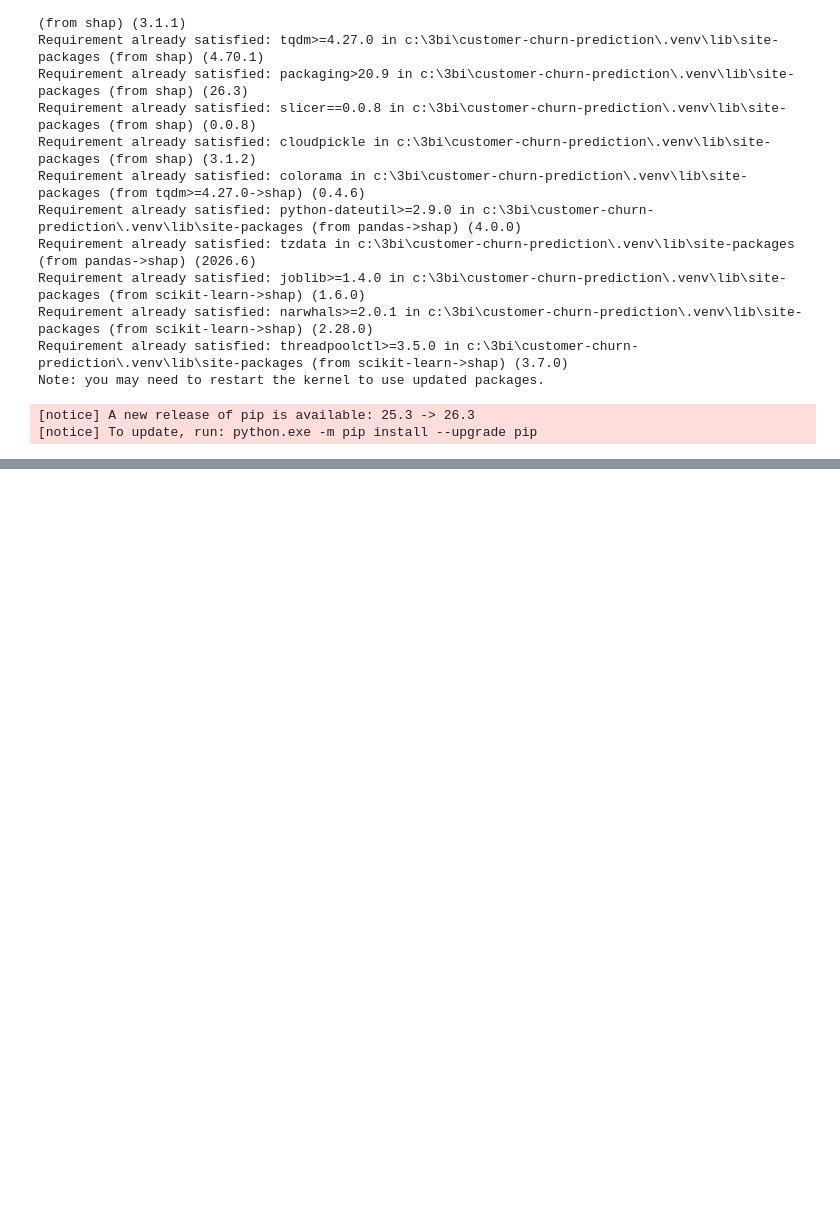
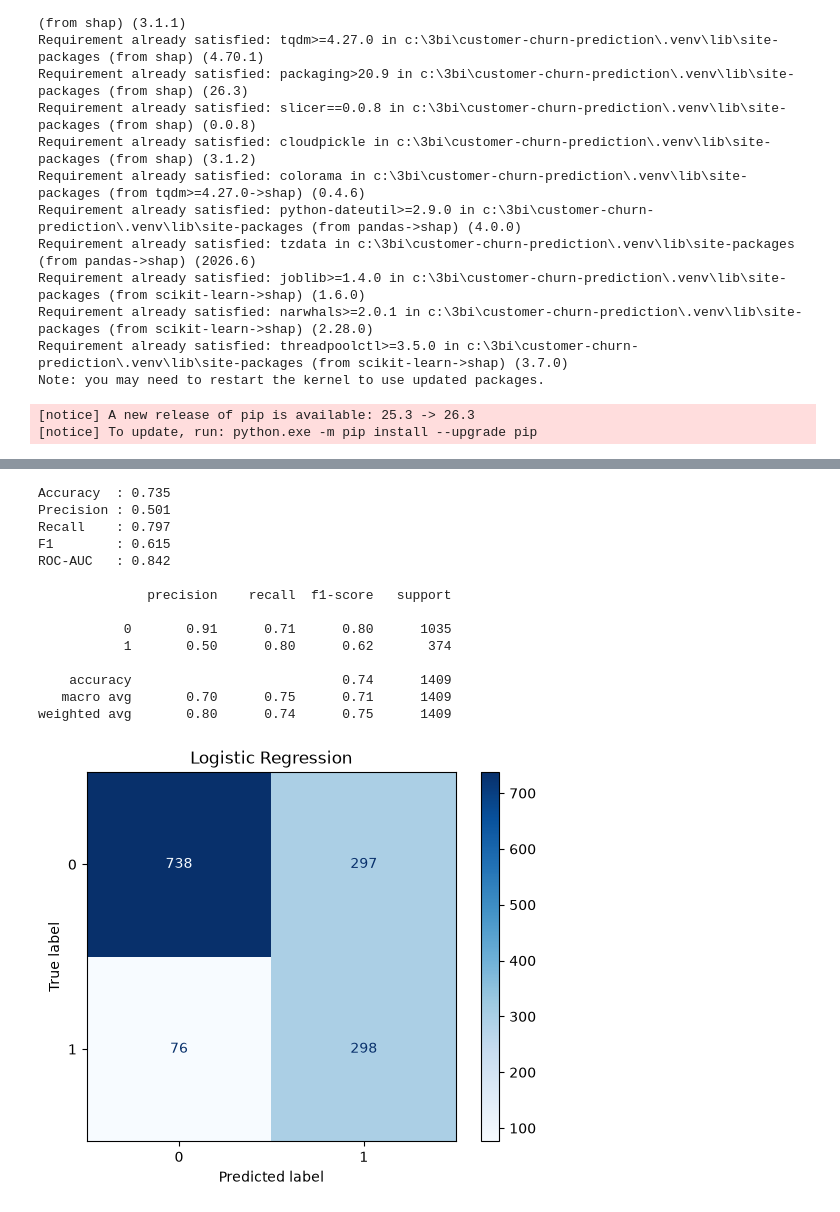
Before and after one commit to oumaymajalel2024-hash/customer-churn-prediction, a Jupyter notebook: notebooks/04_machine_learning.ipynb, the cells around one changed output, grey strips where cells are left out. Saved outputs shown, nothing was run; the diff lists cells and outputs as text; code cells hidden in the pictures; blank space fills up the shorter version.

```diff
--- a/notebooks/04_machine_learning.ipynb
+++ b/notebooks/04_machine_learning.ipynb
@@ -43,0 +327,47 @@ Note: you may need to restart the kernel to use updated packages.
+# %%
+from sklearn.preprocessing import StandardScaler
+from sklearn.metrics import (accuracy_score, precision_score, recall_score,
+                             f1_score, roc_auc_score, classification_report,
+                             ConfusionMatrixDisplay)
+
+# 1. Mettre les variables à la même échelle (important pour la régression logistique)
+scaler = StandardScaler()
+X_train_sc = scaler.fit_transform(X_train)
+X_test_sc = scaler.transform(X_test)
+
+# 2. Entraîner le modèle
+log_reg = LogisticRegression(max_iter=1000, class_weight="balanced", random_state=42)
+log_reg.fit(X_train_sc, y_train)
+
+# 3. Prédire sur le test
+y_pred = log_reg.predict(X_test_sc)
+y_proba = log_reg.predict_proba(X_test_sc)[:, 1]
+
+# 4. Évaluer
+print("Accuracy  :", round(accuracy_score(y_test, y_pred), 3))
+print("Precision :", round(precision_score(y_test, y_pred), 3))
+print("Recall    :", round(recall_score(y_test, y_pred), 3))
+print("F1        :", round(f1_score(y_test, y_pred), 3))
+print("ROC-AUC   :", round(roc_auc_score(y_test, y_proba), 3))
+print()
+print(classification_report(y_test, y_pred))
+
+ConfusionMatrixDisplay.from_predictions(y_test, y_pred, cmap="Blues")
+plt.title("Logistic Regression")
+plt.show()
+# %% [output]
+Accuracy  : 0.735
+Precision : 0.501
+Recall    : 0.797
+F1        : 0.615
+ROC-AUC   : 0.842
+
+              precision    recall  f1-score   support
+
+           0       0.91      0.71      0.80      1035
+           1       0.50      0.80      0.62       374
+
+    accuracy                           0.74      1409
+   macro avg       0.70      0.75      0.71      1409
+weighted avg       0.80      0.74      0.75      1409
+[figure, added]
```
Also changed, not shown: parts of 13 cells of this notebook, 3 other files.
